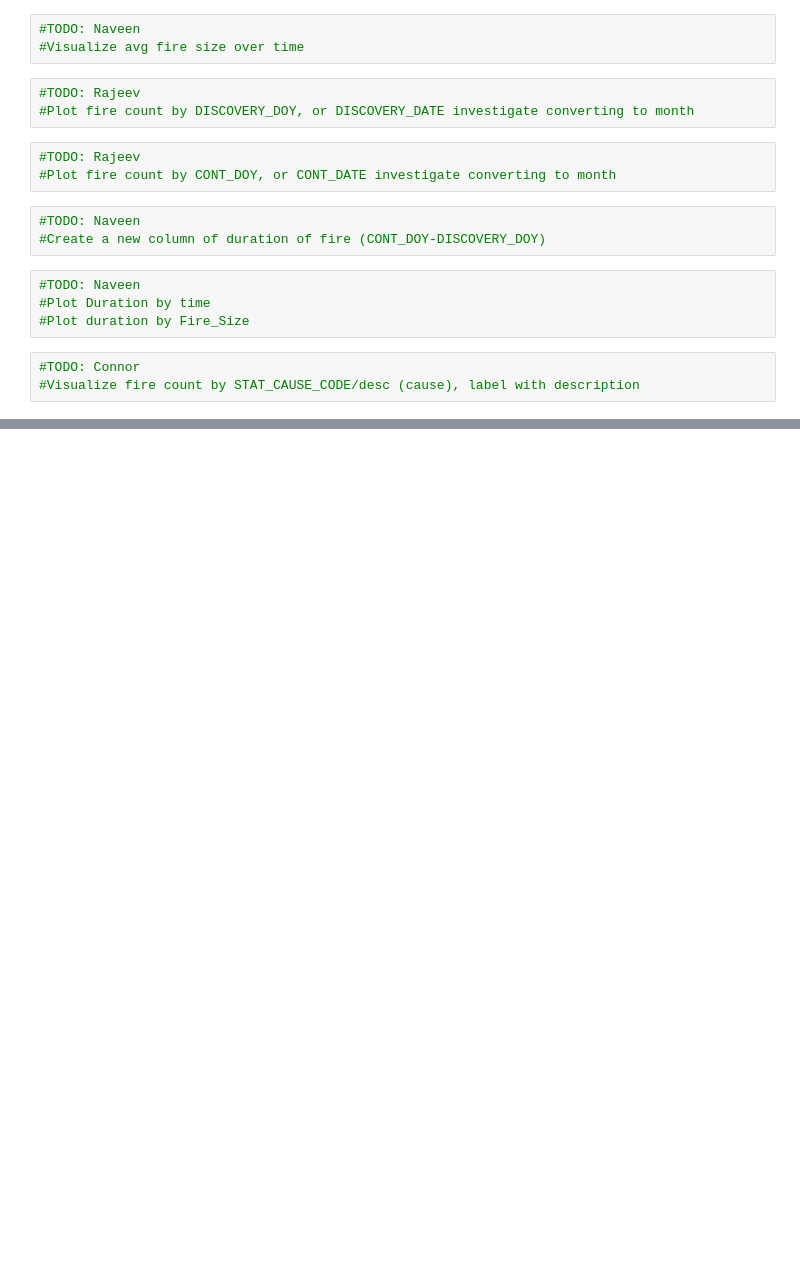
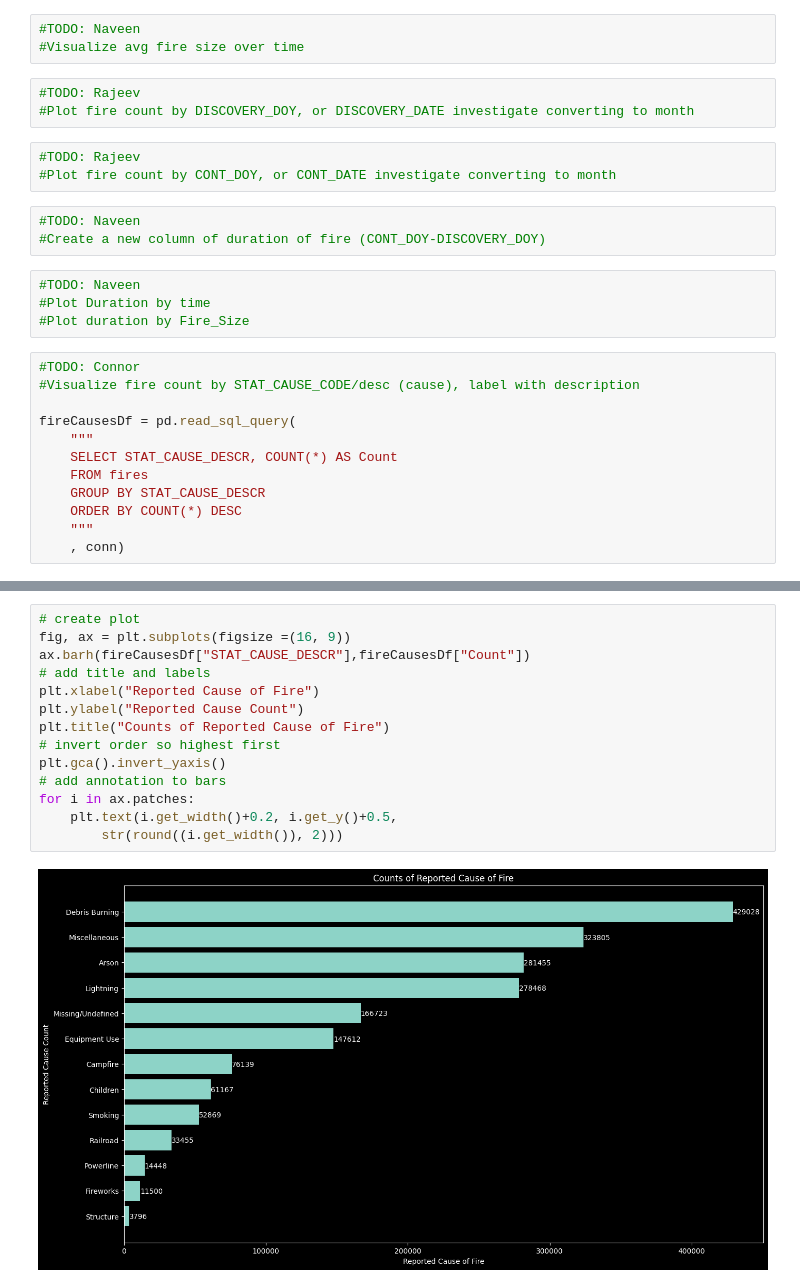
Before and after one commit to connormccoll/fire-scope, a Jupyter notebook: fireScope.ipynb, the cells around one changed output, grey strips where cells are left out. Saved outputs shown, nothing was run; the diff lists cells and outputs as text; blank space fills up the shorter version.

```diff
--- a/fireScope.ipynb
+++ b/fireScope.ipynb
@@ -212,3 +216,12 @@ Text(0.5, 1.0, 'Reported Wildfire Count by Year')
 # %%
 #TODO: Connor
 #Visualize fire count by STAT_CAUSE_CODE/desc (cause), label with description
+
+fireCausesDf = pd.read_sql_query(
+    """
+    SELECT STAT_CAUSE_DESCR, COUNT(*) AS Count
+    FROM fires
+    GROUP BY STAT_CAUSE_DESCR
+    ORDER BY COUNT(*) DESC
+    """
+    , conn)
@@ -214,0 +246,16 @@ Text(0.5, 1.0, 'Reported Wildfire Count by Year')
+# %%
+# create plot
+fig, ax = plt.subplots(figsize =(16, 9))
+ax.barh(fireCausesDf["STAT_CAUSE_DESCR"],fireCausesDf["Count"])
+# add title and labels
+plt.xlabel("Reported Cause of Fire")
+plt.ylabel("Reported Cause Count")
+plt.title("Counts of Reported Cause of Fire")
+# invert order so highest first
+plt.gca().invert_yaxis()
+# add annotation to bars
+for i in ax.patches:
+    plt.text(i.get_width()+0.2, i.get_y()+0.5,
+        str(round((i.get_width()), 2)))
+# %% [output]
+[figure, added]
```
Also changed, not shown: parts of 2 cells of this notebook.
